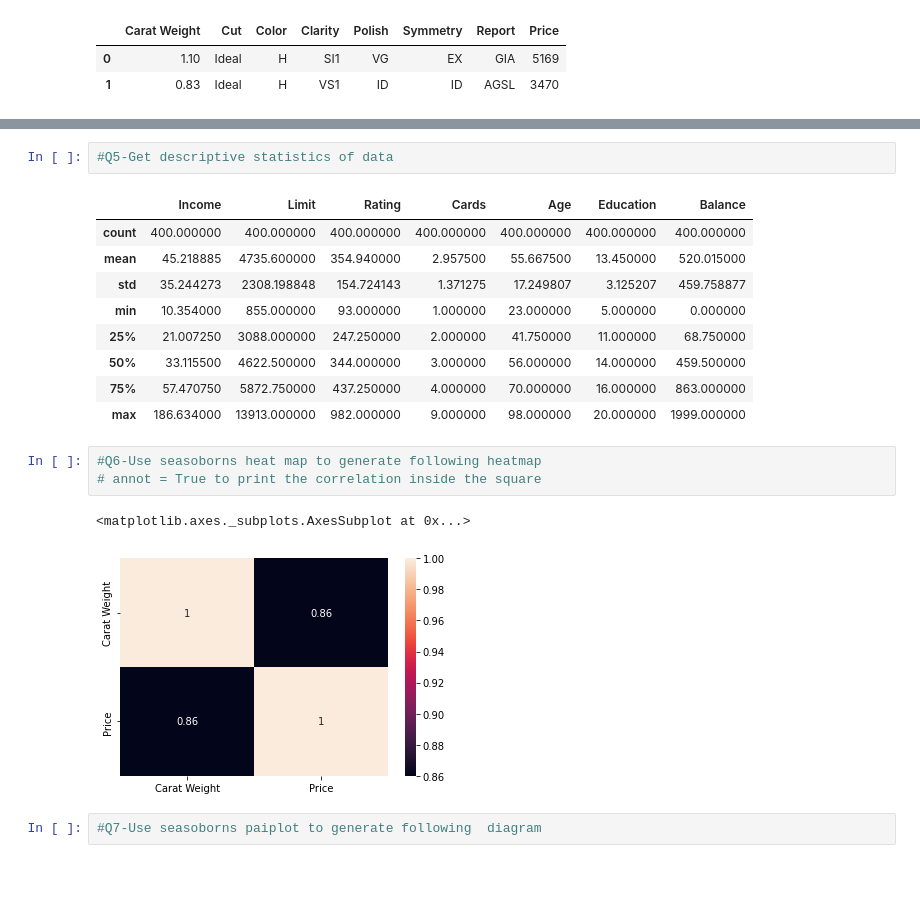
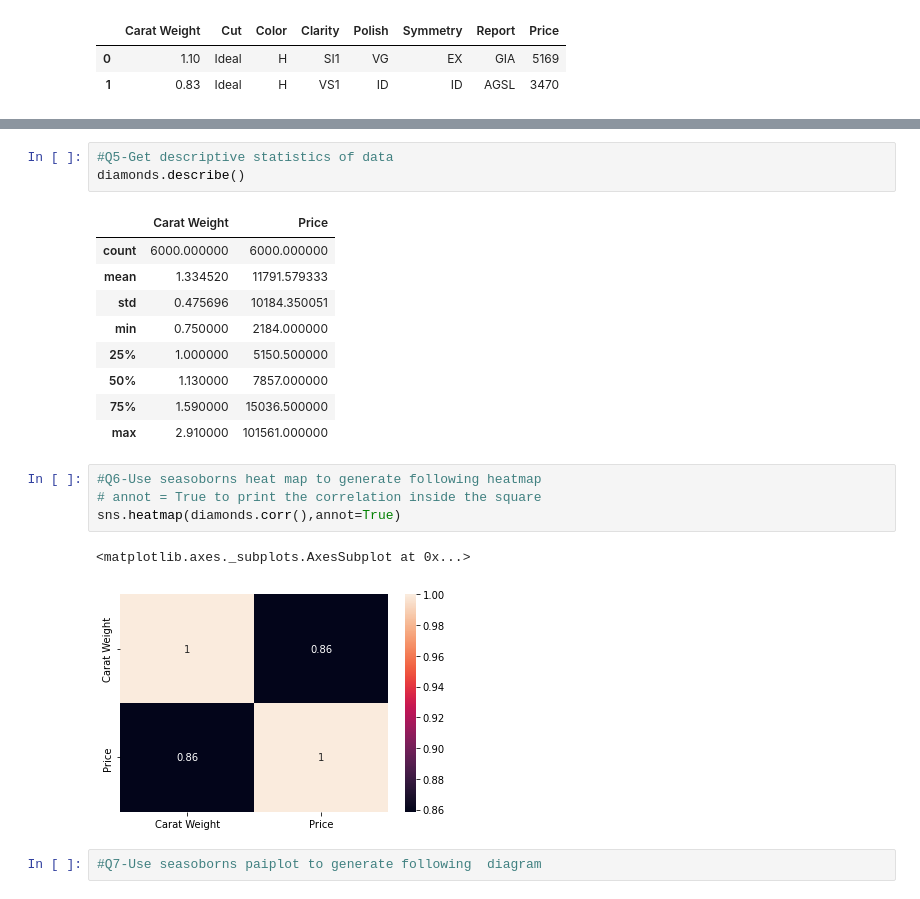
Before and after one commit to taranakasamanli/DataScience, a Jupyter notebook: Homework3.ipynb, the cells around one changed output, grey strips where cells are left out. Saved outputs shown, nothing was run; the diff lists cells and outputs as text.

```diff
--- a/Homework3.ipynb
+++ b/Homework3.ipynb
@@ -67,22 +69,24 @@ dtypes: float64(1), int64(1), object(6)
 memory usage: 375.1+ KB
 # %%
 #Q5-Get descriptive statistics of data
+diamonds.describe()
 # %% [output]
-|  | Income | Limit | Rating | Cards | Age | Education | Balance |
-| count | 400.000000 | 400.000000 | 400.000000 | 400.000000 | 400.000000 | 400.000000 | 400.000000 |
-| mean | 45.218885 | 4735.600000 | 354.940000 | 2.957500 | 55.667500 | 13.450000 | 520.015000 |
-| std | 35.244273 | 2308.198848 | 154.724143 | 1.371275 | 17.249807 | 3.125207 | 459.758877 |
-| min | 10.354000 | 855.000000 | 93.000000 | 1.000000 | 23.000000 | 5.000000 | 0.000000 |
-| 25% | 21.007250 | 3088.000000 | 247.250000 | 2.000000 | 41.750000 | 11.000000 | 68.750000 |
-| 50% | 33.115500 | 4622.500000 | 344.000000 | 3.000000 | 56.000000 | 14.000000 | 459.500000 |
-| 75% | 57.470750 | 5872.750000 | 437.250000 | 4.000000 | 70.000000 | 16.000000 | 863.000000 |
-| max | 186.634000 | 13913.000000 | 982.000000 | 9.000000 | 98.000000 | 20.000000 | 1999.000000 |
+|  | Carat Weight | Price |
+| count | 6000.000000 | 6000.000000 |
+| mean | 1.334520 | 11791.579333 |
+| std | 0.475696 | 10184.350051 |
+| min | 0.750000 | 2184.000000 |
+| 25% | 1.000000 | 5150.500000 |
+| 50% | 1.130000 | 7857.000000 |
+| 75% | 1.590000 | 15036.500000 |
+| max | 2.910000 | 101561.000000 |
 # %%
 #Q6-Use seasoborns heat map to generate following heatmap
 # annot = True to print the correlation inside the square
+sns.heatmap(diamonds.corr(),annot=True)
 # %% [output]
 <matplotlib.axes._subplots.AxesSubplot at 0x...>
-[figure, old version]
+[figure, new version]
 # %%
 #Q7-Use seasoborns paiplot to generate following  diagram
 # %% [output]
```
Also changed, not shown: parts of 2 cells of this notebook.
